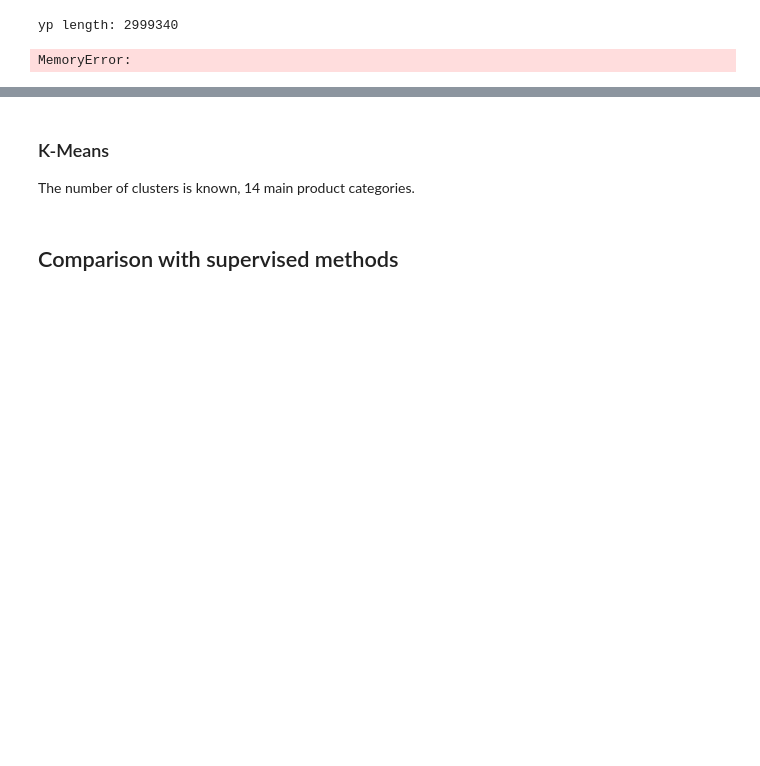
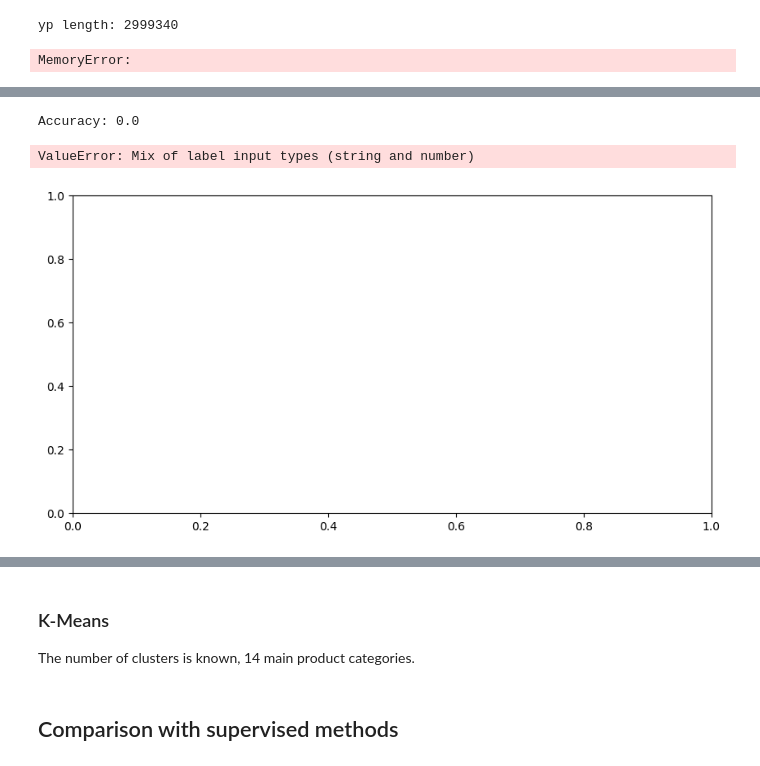
Before and after one commit to NikoKuu/unsupervised-algorithms-in-ml-final, a Jupyter notebook: Unsup_final_nk.ipynb, the cells around one changed output, grey strips where cells are left out. Saved outputs shown, nothing was run; the diff lists cells and outputs as text; code cells hidden in the pictures; blank space fills up the shorter version.

```diff
--- a/Unsup_final_nk.ipynb
+++ b/Unsup_final_nk.ipynb
@@ -446,0 +463,12 @@ W_train_clf, W_test_clf, y_train_clf, y_test_clf = train_test_split(W, Y_train,
+# %%
+from sklearn.model_selection import train_test_split
+
+W_train_clf, W_test_clf, y_train_clf, y_test_clf = train_test_split(W, Y_train, test_size=0.9)
+yp_train_clf = np.argmax(W_train_clf,axis=1).reshape(-1, 1)
+yp_test_clf = np.argmax(W_test_clf,axis=1).reshape(-1, 1)
+
+print(W_train_clf.shape)
+print(y_train_clf.shape)
+print(yp_train_clf.shape)
+print((yp_train_clf[0:5]))
+print((y_train_clf[0:5]))
@@ -447,26 +490,35 @@ W_train_clf, W_test_clf, y_train_clf, y_test_clf = train_test_split(W, Y_train,
 # %%
 from sklearn import svm
+from sklearn.preprocessing import StandardScaler
+from sklearn.pipeline import make_pipeline
 
-clf = svm.SVC(decision_function_shape='ovo')
-clf.fit(W_train_clf, y_train_clf)
+clf = make_pipeline(StandardScaler(), svm.SVC(gamma='auto'))
+clf.fit(yp_train_clf, y_train_clf)
+
+# clf = svm.SVC()
+# clf.fit(W_train_clf, y_train_clf)
 # print(W_train_clf.shape)
 yhat_test_svm = clf.predict(W_test_clf)
-print('Accuracy:', round(accuracy_score(y_test_clf, yhat_test_svm),3))
+print('Accuracy:', round(accuracy_score(yp_test_clf, yhat_test_svm),3))
 
 fig, ax = plt.subplots(figsize=(10, 5))
-ConfusionMatrixDisplay.from_predictions(y_test_clf, yhat_test_svm, ax=ax)
+ConfusionMatrixDisplay.from_predictions(yp_test_clf, yhat_test_svm, ax=ax)
 plt.show()
 # %%
 from sklearn.tree import DecisionTreeClassifier
 
 clf = DecisionTreeClassifier(criterion='gini', splitter='best', max_depth=None, min_samples_split=2, min_samples_leaf=1, random_state=0)
-clf.fit(W_train_clf, y_train_clf)
-yhat_test_DT = clf.predict(W_test_clf)
-print('Accuracy:', round(accuracy_score(y_test_clf, yhat_test_DT),3))
+clf.fit(yp_train_clf, y_train_clf)
+yhat_test_DT = clf.predict(yp_test_clf)
+print('Accuracy:', round(accuracy_score(yp_test_clf, yhat_test_DT),3))
 
 fig, ax = plt.subplots(figsize=(10, 5))
-ConfusionMatrixDisplay.from_predictions(y_test_clf, yhat_test_DT, ax=ax)
+ConfusionMatrixDisplay.from_predictions(yp_test_clf, yhat_test_DT, ax=ax)
 plt.show()
+# %% [output]
+Accuracy: 0.0
+ValueError: Mix of label input types (string and number)
+[figure, added]
 # %%
 # Naive Bayes
 from sklearn.naive_bayes import CategoricalNB
```
Also changed, not shown: parts of 9 cells of this notebook.
